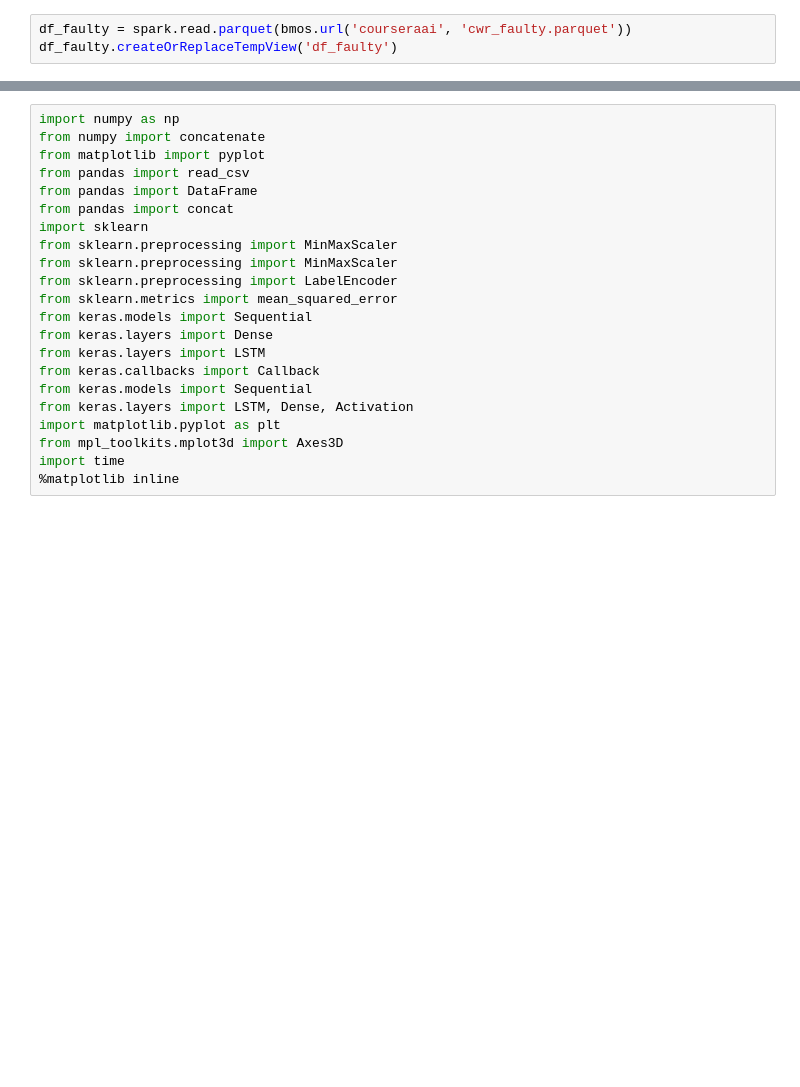
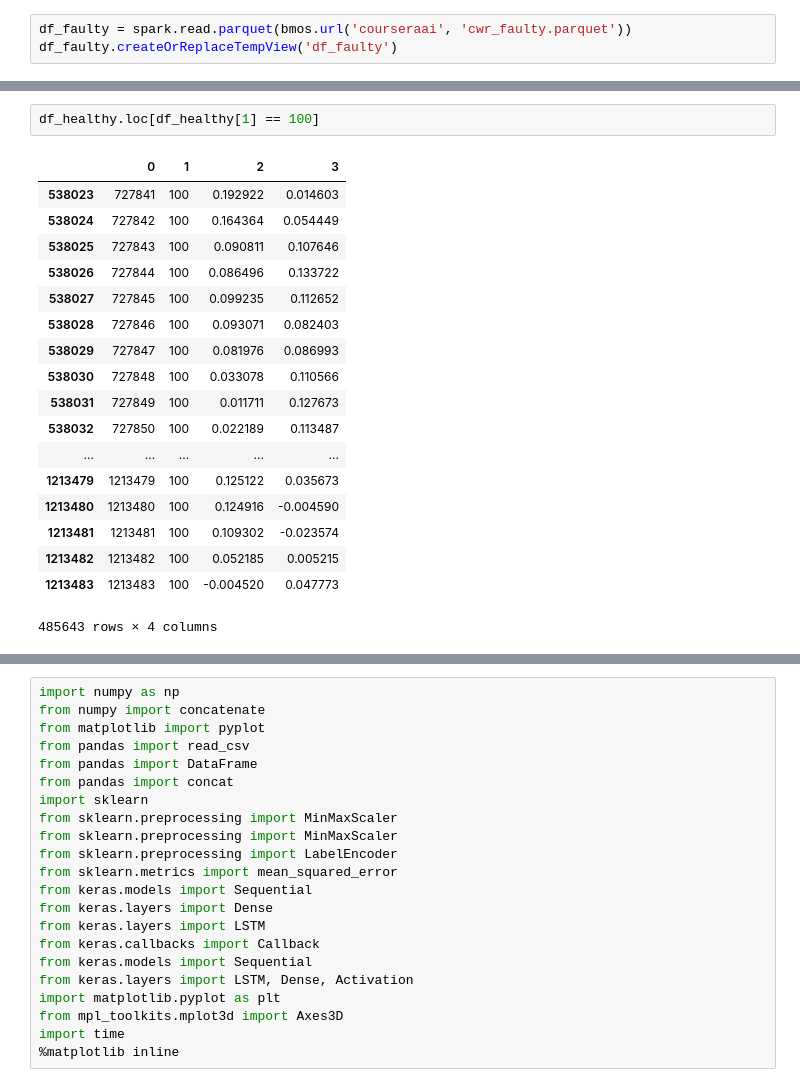
Before and after one commit to romeokienzler/ibm-developer, a Jupyter notebook: coursera/ai/week3/cwr_keras.ipynb, the cells around one changed output, grey strips where cells are left out. Cells and saved outputs as stored; diff of their text form; blank space fills up the shorter version.

```diff
--- a/coursera/ai/week3/cwr_keras.ipynb
+++ b/coursera/ai/week3/cwr_keras.ipynb
@@ -25,0 +45,21 @@ df_faulty.createOrReplaceTempView('df_faulty')
+# %%
+df_healthy.loc[df_healthy[1] == 100]
+# %% [output]
+|  | 0 | 1 | 2 | 3 |
+| 538023 | 727841 | 100 | 0.192922 | 0.014603 |
+| 538024 | 727842 | 100 | 0.164364 | 0.054449 |
+| 538025 | 727843 | 100 | 0.090811 | 0.107646 |
+| 538026 | 727844 | 100 | 0.086496 | 0.133722 |
+| 538027 | 727845 | 100 | 0.099235 | 0.112652 |
+| 538028 | 727846 | 100 | 0.093071 | 0.082403 |
+| 538029 | 727847 | 100 | 0.081976 | 0.086993 |
+| 538030 | 727848 | 100 | 0.033078 | 0.110566 |
+| 538031 | 727849 | 100 | 0.011711 | 0.127673 |
+| 538032 | 727850 | 100 | 0.022189 | 0.113487 |
+| ... | ... | ... | ... | ... |
+| 1213479 | 1213479 | 100 | 0.125122 | 0.035673 |
+| 1213480 | 1213480 | 100 | 0.124916 | -0.004590 |
+| 1213481 | 1213481 | 100 | 0.109302 | -0.023574 |
+| 1213482 | 1213482 | 100 | 0.052185 | 0.005215 |
+| 1213483 | 1213483 | 100 | -0.004520 | 0.047773 |
+485643 rows × 4 columns
```
Also changed, not shown: parts of 15 cells of this notebook.
